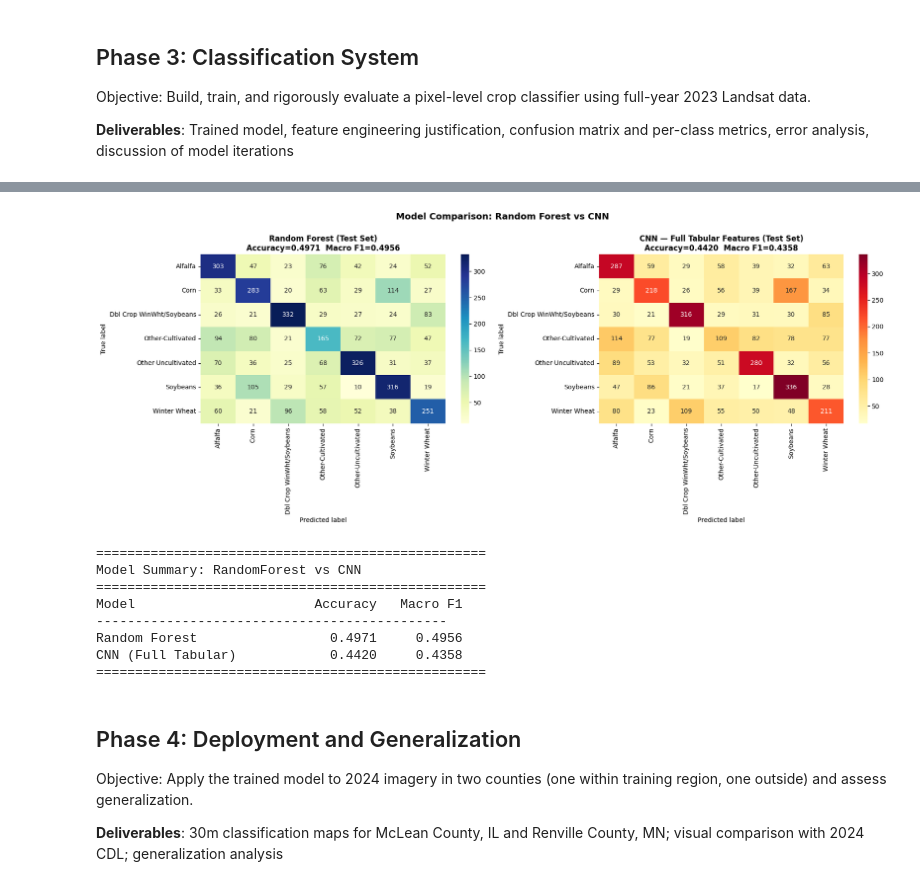
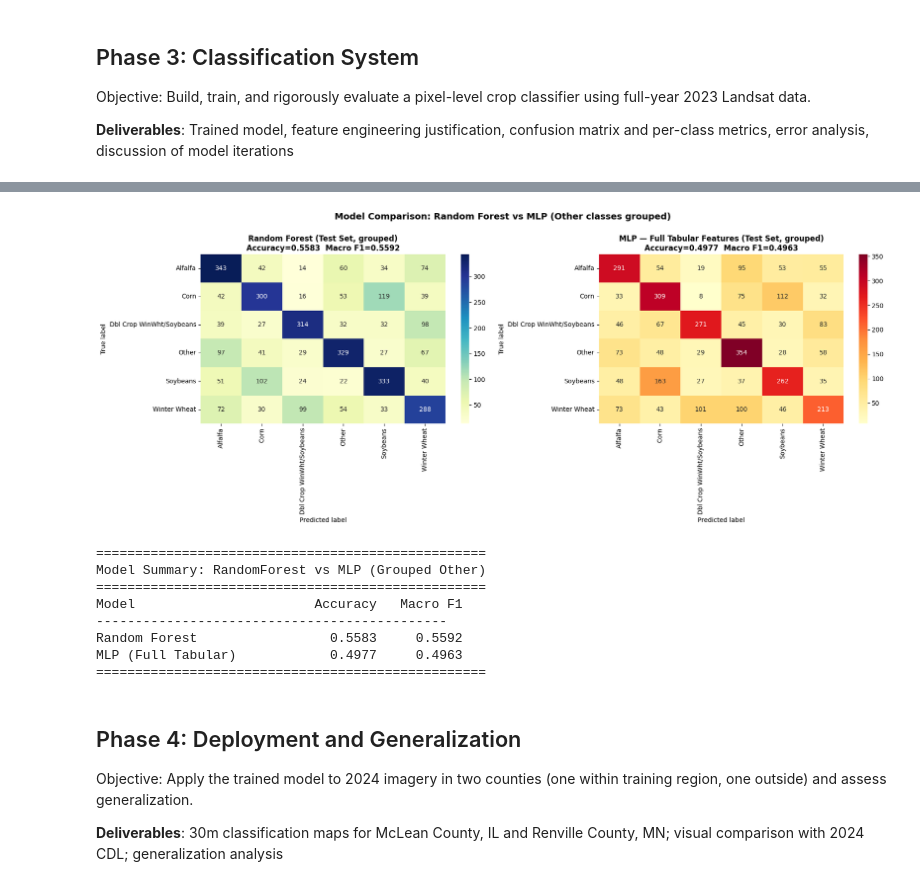
Before and after one commit to Vaibhav-Hariani/ECE414, a Jupyter notebook: Assignment_2.ipynb, the cells around one changed output, grey strips where cells are left out. Saved outputs shown, nothing was run; the diff lists cells and outputs as text; code cells hidden in the pictures.

```diff
--- a/Assignment_2.ipynb
+++ b/Assignment_2.ipynb
@@ -762,16 +770,13 @@ Objective: Build, train, and rigorously evaluate a pixel-level crop classifier u
 
 **Deliverables**: Trained model, feature engineering justification, confusion matrix and per-class metrics, error analysis, discussion of model iterations
 # %%
-# Phase 3.1: Prepare training data from CDL and Landsat
-# Build a tabular dataset from the time-series samples created in Phase 2.
-
 import numpy as np
 import pandas as pd
 from sklearn.model_selection import train_test_split
 
 # Use computed index features, excluding weak contributors from prior importance analysis.
-excluded_features = {'NDMI', 'LSWI', 'NDBI', 'GW1'}
-# NDWI is intentionally NOT excluded; it is a new feature being evaluated.
+# Keep only NDVI, NDWI, and GCVI. All others are now excluded.
+excluded_features = {'EVI', 'NDBI', 'NDMI', 'SWIR2_raw', 'LSWI', 'GW1', 'GE2', 'Thermal'}
 base_feature_cols = [col for col in INDEX_COLS if col not in excluded_features]
 
 required_cols = ['lon', 'lat', 'date', 'crop_name'] + base_feature_cols
@@ -795,7 +800,7 @@ print(f"Prepared modeling dataset with {len(model_df):,} samples")
 print(f"Number of classes: {len(class_labels)}")
 print("Class counts:")
 print(model_df['crop_name'].value_counts())
-print("\nBase feature columns:")
+print("\nBase feature columns (instantaneous):")
 print(base_feature_cols + ['month_indicator'])
 
 # --- Define stratified train/test split first ---
@@ -848,8 +853,8 @@ y_train = train_df['crop_name']
 y_test = test_df['crop_name']
 
 print(f"\nExtended feature set: {len(feature_cols)} features")
-print(f"  Base spectral + month: {len(base_feature_cols) + 1}")
-print(f"  Monthly context features (all months): {len(monthly_context_cols)}")
+print(f"  Instantaneous spectral + month: {len(base_feature_cols) + 1}")
+print(f"  Monthly context features (all months for {len(base_feature_cols)} indices): {len(monthly_context_cols)}")
 
 print(f"\nTrain/Test Split (stratified):")
 print(f"  Train size: {len(X_train):,}")
@@ -1285,5 +1281,5 @@ Epoch 20/100  loss=1.3736  train_acc=0.4692
 # %%
-# Phase 3.6: Side-by-side confusion matrix — Random Forest vs CNN
+# Phase 3.6: Side-by-side confusion matrix — Random Forest vs MLP
 
 import matplotlib.pyplot as plt
 import seaborn as sns
@@ -1301,55 +1297,53 @@ sns.heatmap(
     ax=ax1,
 )
 ax1.set_title(
-    f'Random Forest (Test Set, grouped)\nAccuracy={rf_overall_metrics["accuracy"]:.4f}  '
-    f'Macro F1={rf_overall_metrics["macro_f1"]:.4f}',
+    f'Random Forest (Test Set, grouped)\nAccuracy={rf_overall_metrics["accuracy"]:.4f}  'f'Macro F1={rf_overall_metrics["macro_f1"]:.4f}',
     fontweight='bold',
     fontsize=12,
 )
 ax1.set_xlabel('Predicted label')
 ax1.set_ylabel('True label')
 
-# --- CNN confusion matrix (right, grouped Other classes) ---
+# --- MLP confusion matrix (right, grouped Other classes) ---
 sns.heatmap(
-    cnn_cm,
+    mlp_cm,
     annot=True,
     fmt='d',
     cmap='YlOrRd',
     xticklabels=grouped_class_labels,
     yticklabels=grouped_class_labels,
     ax=ax2,
 )
 ax2.set_title(
-    f'CNN — Full Tabular Features (Test Set, grouped)\nAccuracy={cnn_accuracy:.4f}  '
-    f'Macro F1={cnn_macro_f1:.4f}',
+    f'MLP — Full Tabular Features (Test Set, grouped)\nAccuracy={mlp_accuracy:.4f}  'f'Macro F1={mlp_macro_f1:.4f}',
     fontweight='bold',
     fontsize=12,
 )
 ax2.set_xlabel('Predicted label')
 ax2.set_ylabel('True label')
 
-plt.suptitle('Model Comparison: Random Forest vs CNN (Other classes grouped)', fontsize=14, fontweight='bold', y=1.00)
+plt.suptitle('Model Comparison: Random Forest vs MLP (Other classes grouped)', fontsize=14, fontweight='bold', y=1.00)
 plt.tight_layout()
 plt.show()
 
 # Summary comparison table
 print("\n" + "="*50)
-print("Model Summary: RandomForest vs CNN (Grouped Other)")
+print("Model Summary: RandomForest vs MLP (Grouped Other)")
 print("="*50)
 print(f"{'Model':<25} {'Accuracy':>10} {'Macro F1':>10}")
 print(f"{'-'*45}")
 print(f"{'Random Forest':<25} {rf_overall_metrics['accuracy']:>10.4f} {rf_overall_metrics['macro_f1']:>10.4f}")
-print(f"{'CNN (Full Tabular)':<25} {cnn_accuracy:>10.4f} {cnn_macro_f1:>10.4f}")
+print(f"{'MLP (Full Tabular)':<25} {mlp_accuracy:>10.4f} {mlp_macro_f1:>10.4f}")
 print("="*50)
 # %% [output]
-[figure, old version]
+[figure, new version]
 ==================================================
-Model Summary: RandomForest vs CNN
+Model Summary: RandomForest vs MLP (Grouped Other)
 ==================================================
 Model                       Accuracy   Macro F1
 ---------------------------------------------
-Random Forest                 0.4971     0.4956
-CNN (Full Tabular)            0.4420     0.4358
+Random Forest                 0.5583     0.5592
+MLP (Full Tabular)            0.4977     0.4963
 ==================================================
 # %% [markdown]
 ## Phase 4: Deployment and Generalization
```
Also changed, not shown: parts of 7 cells of this notebook.
